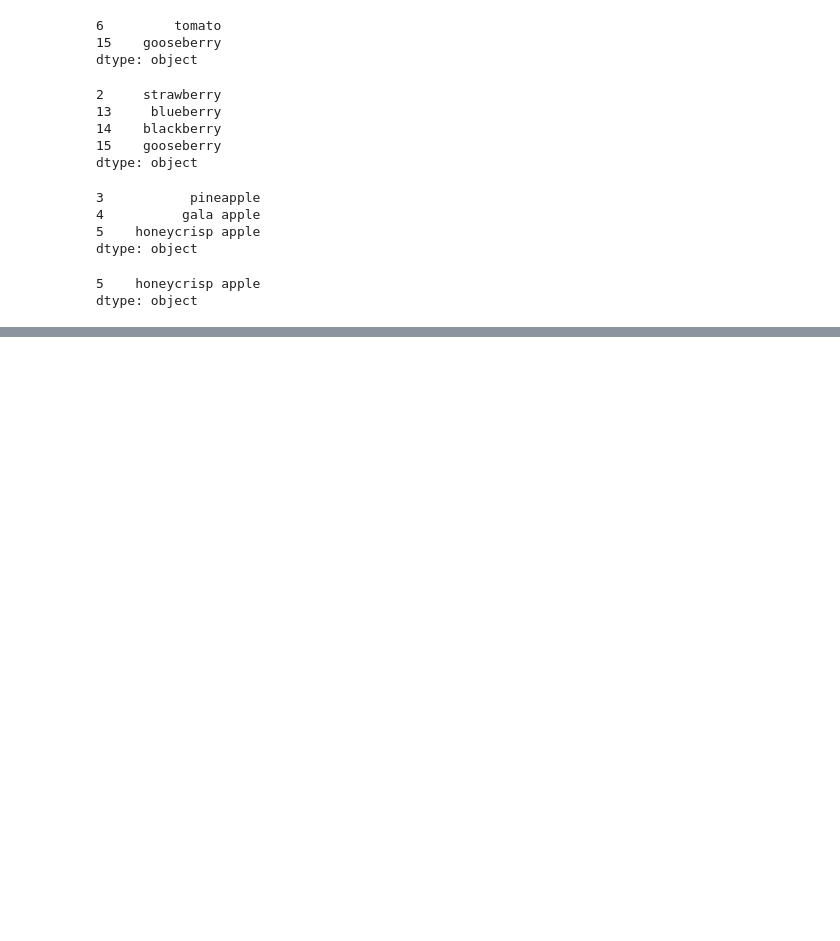
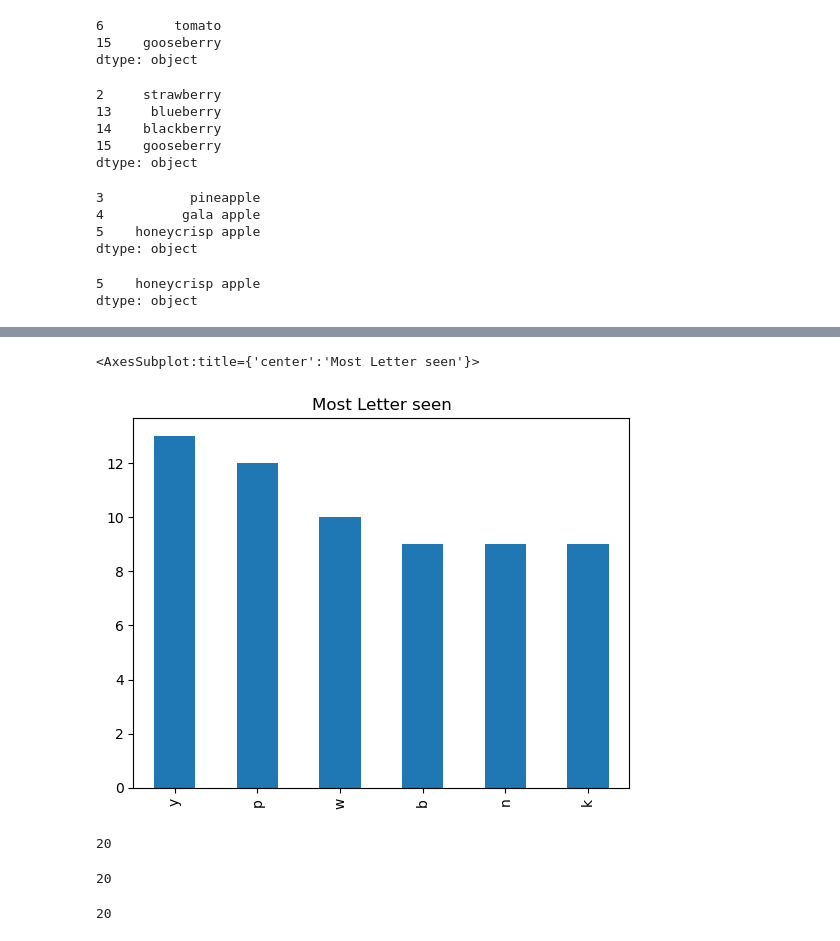
Before and after one commit to emichaudiv/numpy-pandas-visualization-exercises, a Jupyter notebook: panda_series.ipynb, the cells around one changed output, grey strips where cells are left out. Saved outputs shown, nothing was run; the diff lists cells and outputs as text; code cells hidden in the pictures; blank space fills up the shorter version.

```diff
--- a/panda_series.ipynb
+++ b/panda_series.ipynb
@@ -271,0 +317,5 @@ TypeError: bins argument only works with numeric data.
+# %%
+letter.value_counts().nlargest(6).plot.bar(title = 'Most Letter seen')
+# %% [output]
+<AxesSubplot:title={'center':'Most Letter seen'}>
+[figure, added]
@@ -271,0 +326,12 @@ TypeError: bins argument only works with numeric data.
+# %%
+money.size
+# %% [output]
+20
+# %%
+len(money)
+# %% [output]
+20
+# %%
+money.shape[0]
+# %% [output]
+20
```
Also changed, not shown: parts of 23 cells of this notebook.
